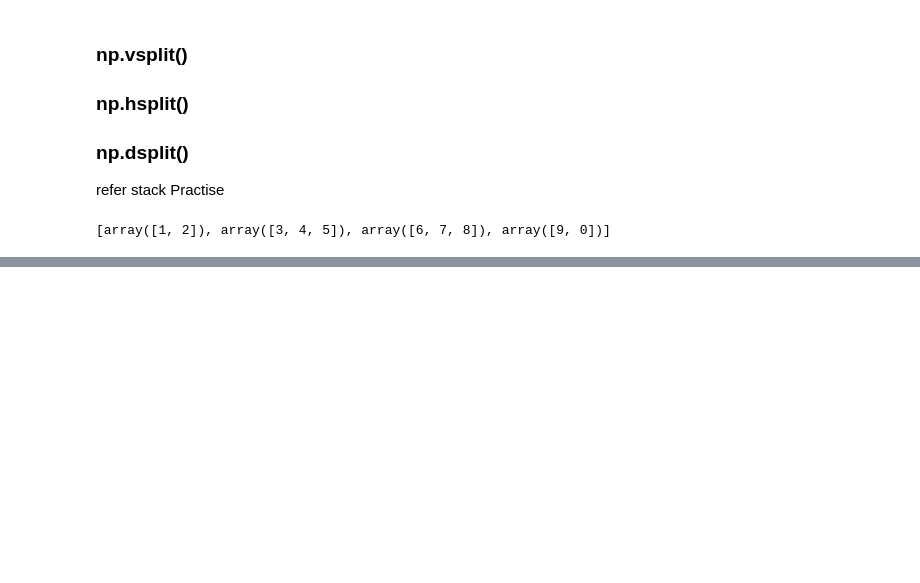
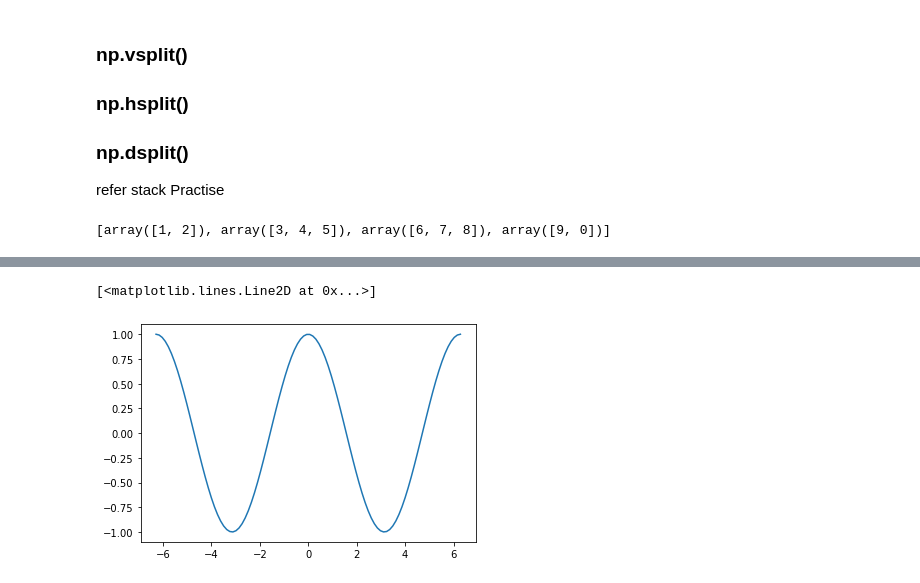
Before and after one commit to Raghushaf/Data_Study_Kaggle, a Jupyter notebook: numpy-learn-practise.ipynb, the cells around one changed output, grey strips where cells are left out. Cells and saved outputs as stored; diff of their text form; code cells hidden in the pictures; blank space fills up the shorter version.

```diff
--- a/numpy-learn-practise.ipynb
+++ b/numpy-learn-practise.ipynb
@@ -2603,0 +2550,6 @@ print(np.split(d1,[2,5,8]))  #first 0to 1index ,after 2,3,4 index & then 5,6,7 a
+# %%
+y_cos=np.cos(x)
+plt.plot(x,y_cos)
+# %% [output]
+[<matplotlib.lines.Line2D at 0x...>]
+[figure, added]
```
Also changed, not shown: parts of 25 cells of this notebook.
